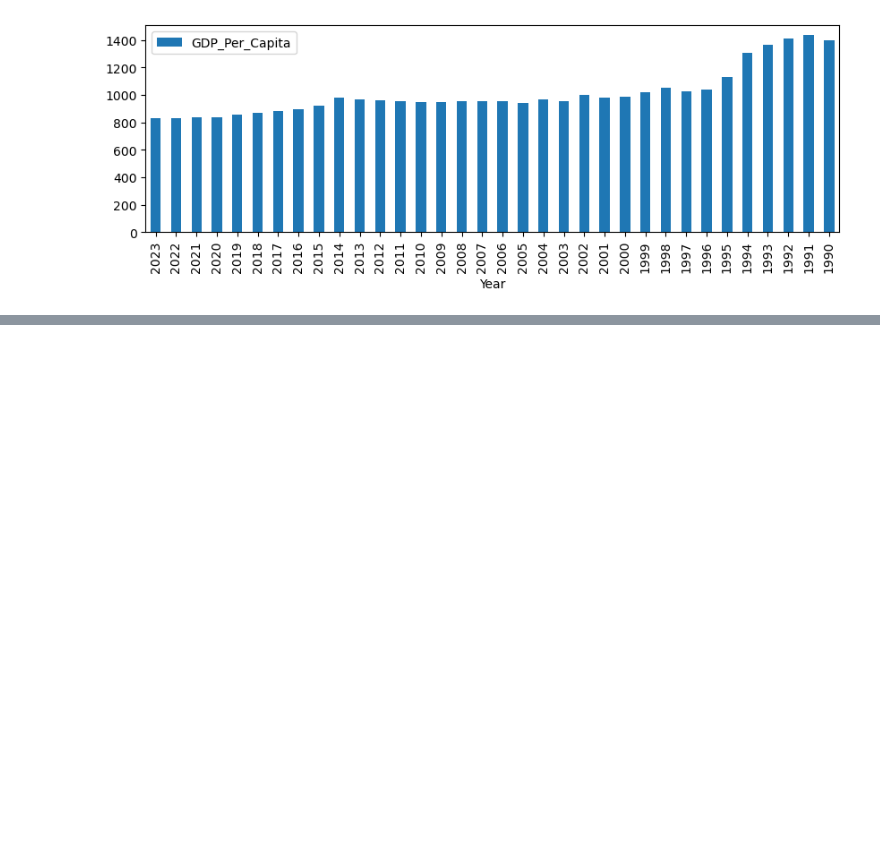
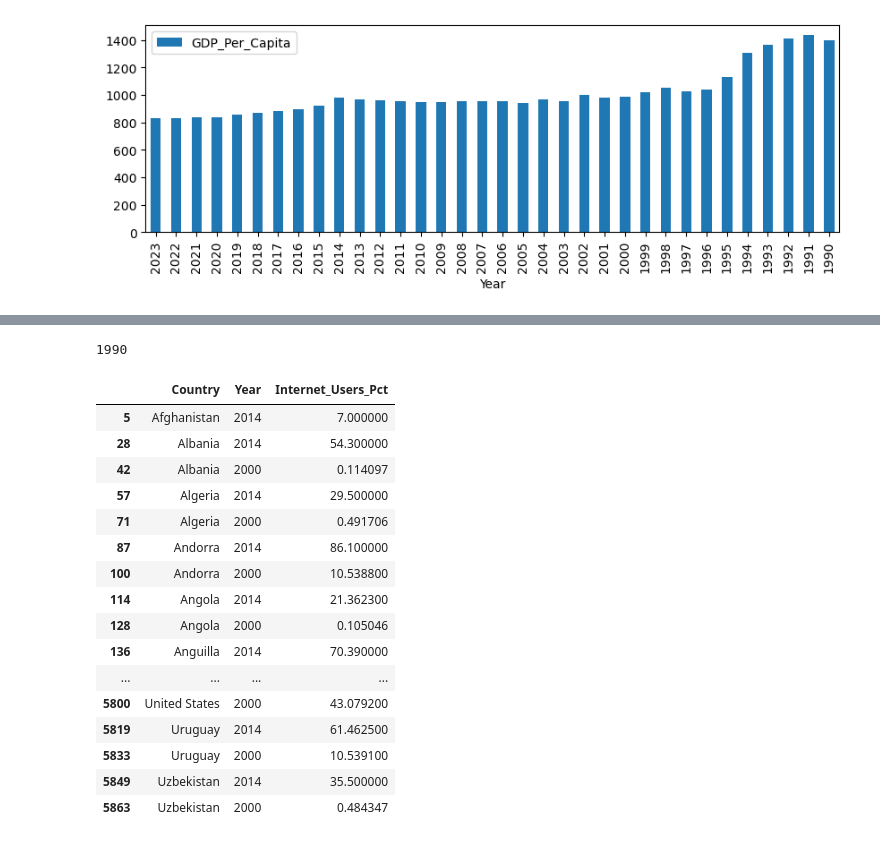
Before and after one commit to NSS-Data-Analytics-Cohort-15/un-exploration-mbainbridge950, a Jupyter notebook: Notebooks/UNData_Malani.ipynb, the cells around one changed output, grey strips where cells are left out. Cells and saved outputs as stored; diff of their text form; code cells hidden in the pictures; blank space fills up the shorter version.

```diff
--- a/Notebooks/UNData_Malani.ipynb
+++ b/Notebooks/UNData_Malani.ipynb
@@ -416,0 +459,30 @@ internet_df.
+# %%
+#internet_peryear.nmsallest(20, 'Internet_Uers_Pct')
+#year1internet = internet_dfv2 ['Internet_Users_Pct'].max()
+year1internet=internet_dfv2.loc[internet_dfv2['Internet_Users_Pct']>0]
+year1internet['Year'].min()
+# %% [output]
+1990
+# %%
+#18. How does the distribution of internet users percent differ for 2000 and 2014?
+internet_decades = [2000,2014]
+internet_decades = internet_dfv2[internet_dfv2['Year'].isin(internet_decades)]
+internet_decades
+# %% [output]
+|  | Country | Year | Internet_Users_Pct |
+| 5 | Afghanistan | 2014 | 7.000000 |
+| 28 | Albania | 2014 | 54.300000 |
+| 42 | Albania | 2000 | 0.114097 |
+| 57 | Algeria | 2014 | 29.500000 |
+| 71 | Algeria | 2000 | 0.491706 |
+| 87 | Andorra | 2014 | 86.100000 |
+| 100 | Andorra | 2000 | 10.538800 |
+| 114 | Angola | 2014 | 21.362300 |
+| 128 | Angola | 2000 | 0.105046 |
+| 136 | Anguilla | 2014 | 70.390000 |
+| ... | ... | ... | ... |
+| 5800 | United States | 2000 | 43.079200 |
+| 5819 | Uruguay | 2014 | 61.462500 |
+| 5833 | Uruguay | 2000 | 10.539100 |
+| 5849 | Uzbekistan | 2014 | 35.500000 |
+| 5863 | Uzbekistan | 2000 | 0.484347 |
```
Also changed, not shown: parts of 11 cells of this notebook.
